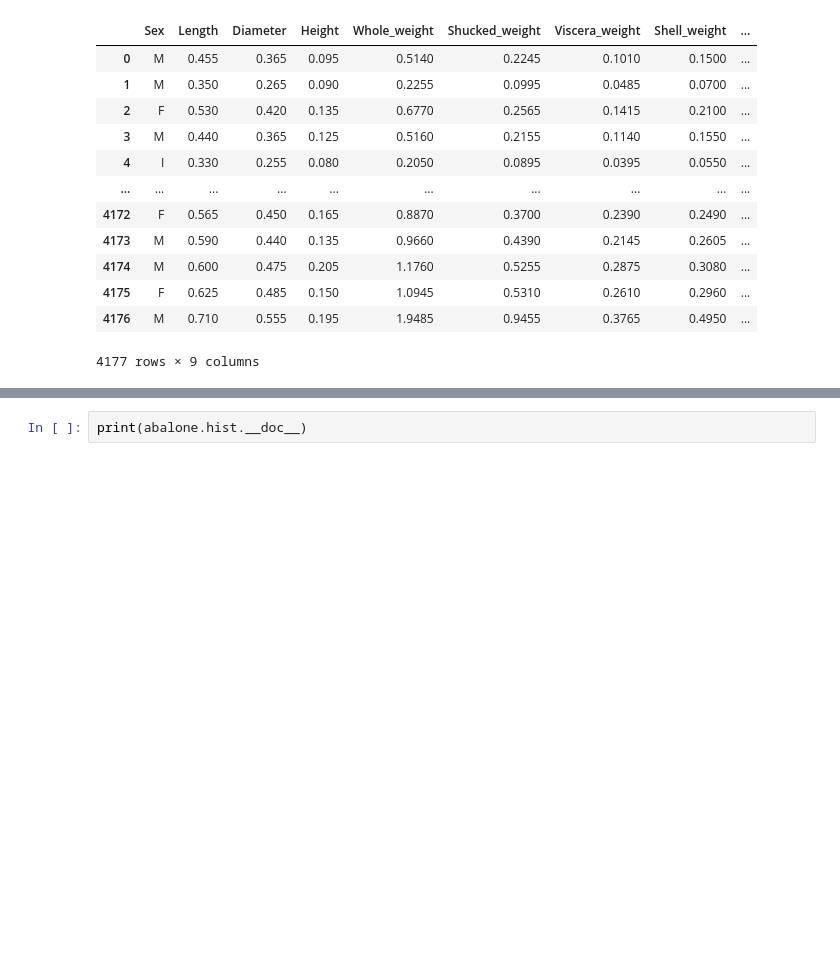
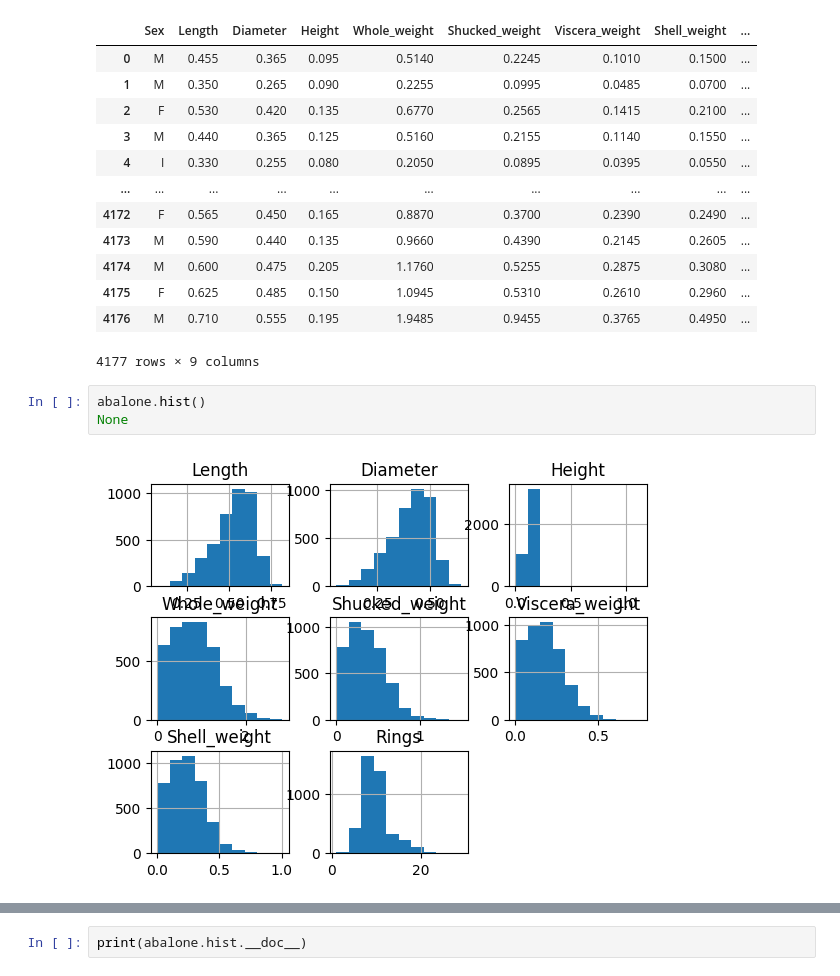
Before and after one commit to bu-cds-omds/dx602-examples, a Jupyter notebook: week10/video_plotting_histograms_with_pandas.ipynb, the cells around one changed output, grey strips where cells are left out. Drawn from its saved outputs; the diff is of its cells as text; blank space fills up the shorter version.

```diff
--- a/week10/video_plotting_histograms_with_pandas.ipynb
+++ b/week10/video_plotting_histograms_with_pandas.ipynb
@@ -23,4 +23,9 @@ abalone
 | 4175 | F | 0.625 | 0.485 | 0.150 | 1.0945 | 0.5310 | 0.2610 | 0.2960 | ... |
 | 4176 | M | 0.710 | 0.555 | 0.195 | 1.9485 | 0.9455 | 0.3765 | 0.4950 | ... |
 4177 rows × 9 columns
+# %%
+abalone.hist()
+None
+# %% [output]
+[figure, added]
 # %%
```
Also changed, not shown: parts of 13 cells of this notebook, 13 other files.
